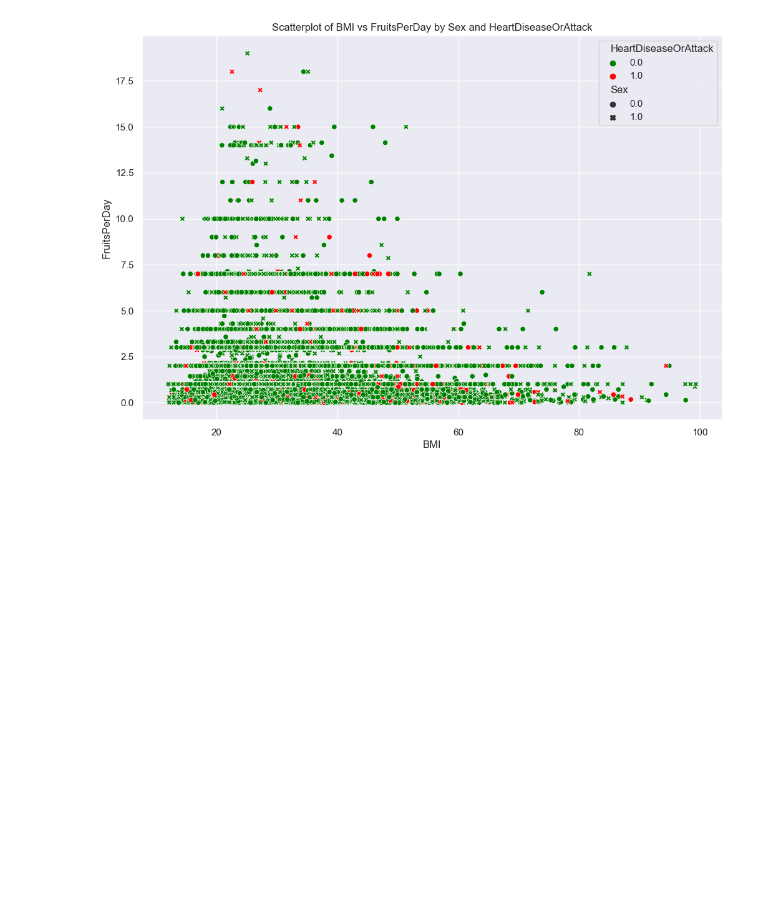
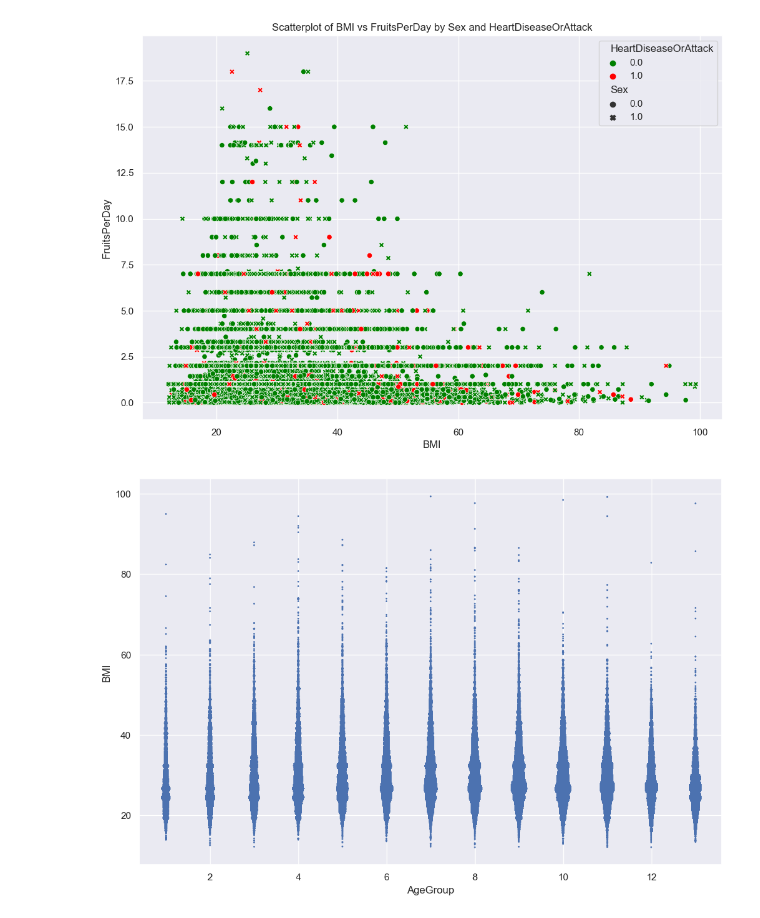
Before and after one commit to RyanGaudion/COM618-DataScience, a Jupyter notebook: Practice/01-ReadDataSet/03-EDA.ipynb, the cells around one changed output. Cells and saved outputs as stored; diff of their text form; code cells hidden in the pictures; blank space fills up the shorter version.

```diff
--- a/Practice/01-ReadDataSet/03-EDA.ipynb
+++ b/Practice/01-ReadDataSet/03-EDA.ipynb
@@ -170,6 +170,18 @@ plt.title("Scatterplot of BMI vs FruitsPerDay by Sex and HeartDiseaseOrAttack")
 plt.show()
 # %% [output]
 [figure]
+# %%
+#BMI to Age
+
+myCount = df.groupby(['AgeGroup', 'BMI'])['BMI'].transform('count')
+df.plot.scatter(x='AgeGroup', y='BMI', s=myCount)
+
+# show the plot
+plt.show()
+
+#Show no correlation between age group & BMI
+# %% [output]
+[figure, added]
 # %%
 #Principal Component Analysis, Clustering
 # View
```
Also changed, not shown: parts of 1 cell of this notebook.
